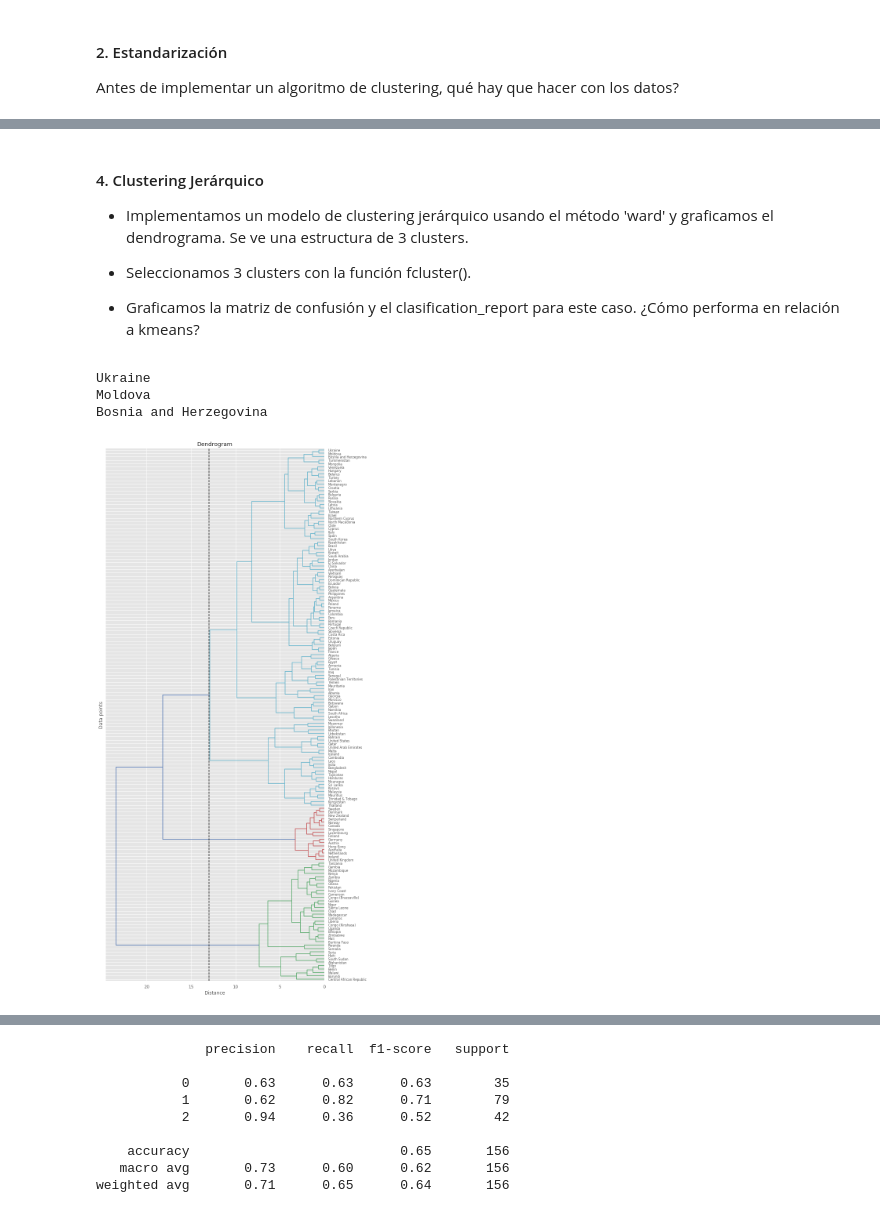
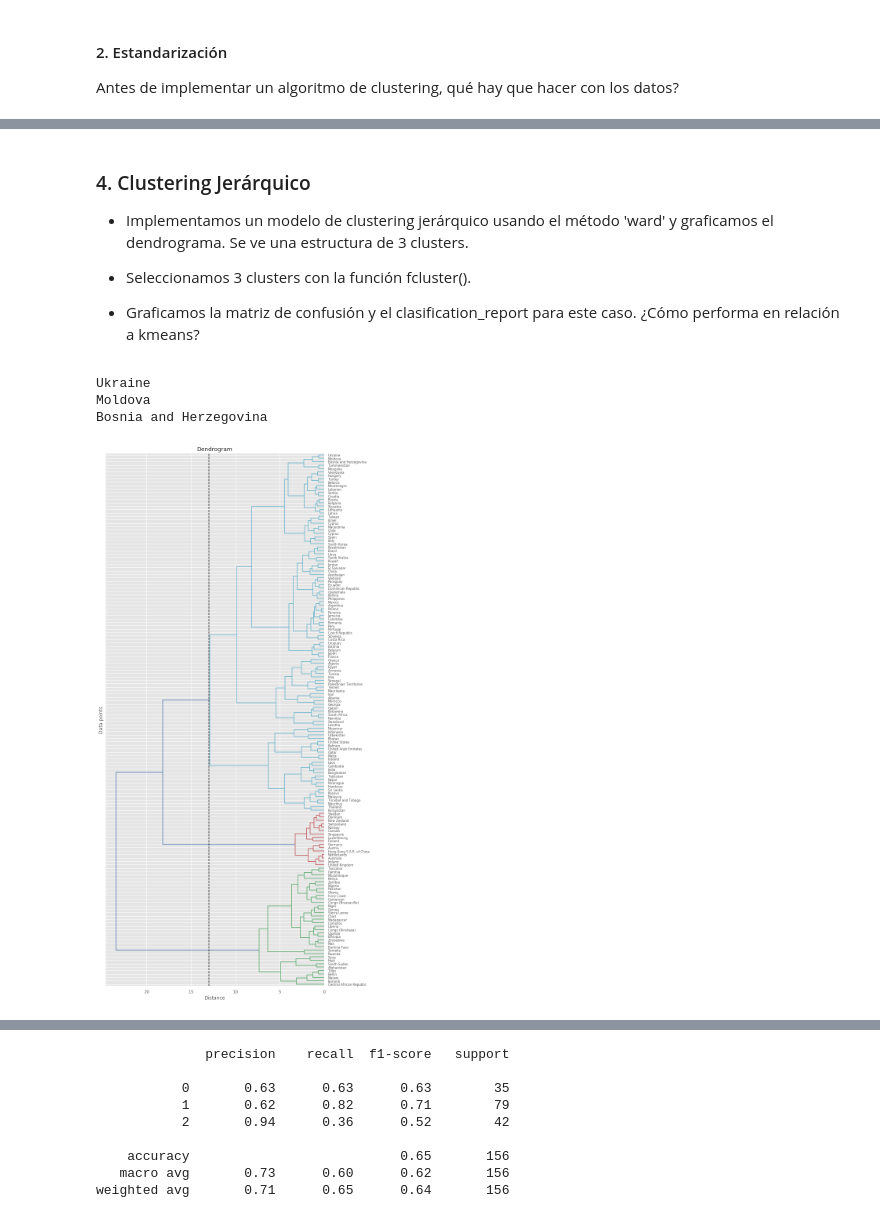
Before and after one commit to ronnygomez/desafio2, a Jupyter notebook: Modelos.ipynb, the cells around one changed output, grey strips where cells are left out. Cells and saved outputs as stored; diff of their text form; code cells hidden in the pictures.

```diff
--- a/Modelos.ipynb
+++ b/Modelos.ipynb
@@ -85,6 +84,6 @@ Index(['Overall rank', 'Country or region', 'Score', 'GDP per capita',
       dtype='object')
 # %%
-X= data.drop(["Overall rank", "Country or region", "Score", "Happy"], axis=1)
+X= data.drop(["Unnamed: 0", "Country", "OverallRank", "Score", "Happy", "Region"], axis=1)
 y= data["Happy"]
 
 print(X.shape)
@@ -162,10 +180,16 @@ for k in range(2,9):
     #predY = np.choose(labels, pd.Series(range(0,k+1)).astype(np.int64))
     silhouette = silhouette_score(X_sc, labels, metric='euclidean')
     calinsky = calinski_harabasz_score(X_sc, labels)
-    evaluation.append([k, silhouette, calinsky])  # ARMAMOS UN ARRAY
+    inertia = kmeans.inertia_
+    evaluation.append([k, silhouette, calinsky, inertia])  # ARMAMOS UN ARRAY
     #print("K= ", evaluation)
 
 evaluation=np.array(evaluation);
+
+f1,ax1=plt.subplots(1,1,figsize=(7.5,6))
+ax1.plot(evaluation[:,0],evaluation[:,3])
+ax1.set_ylabel('Inertia (suma de las distancias cuadráticas)')
+ax1.set_xlabel('Número de clusters');
 
 f,ax=plt.subplots(1,2,figsize=(15,6))
 ax[0].plot(evaluation[:,0],evaluation[:,1])
@@ -199,8 +339,8 @@ Dado que conocemos las etiquetas, podemos testear el clustering viendo las métr
 # ES LA ÚNICA MANERA QUE ENCONTRAMOS PARA LOGRAR QUE LAS ETIQUETAS QUE KMEANS LE ASIGNA A LOS CLUSTER,
 # COINCIDAN CON LAS QUE YO TENGO ASIGNADAS EN "y" (0/1/2)
 # (otra manera es renombras las etiquetas una vez asignadas, como vamos a hacer en el resto de nuestros modelos)
-inicio =np.array([[-1.2737923 , -1.15083343, -1.25977929, -0.51571571,  0.2553247 , -0.10543818],
-       [ 0.33840122,  0.34041826,  0.38387917, -0.07257391, -0.54376011, -0.43828352],
-       [ 1.0440483 ,  0.84045675,  0.88671774,  1.04395863,  1.20151704, 1.46865179]])
+inicio =np.array([[-1.26422926, -1.1321435 , -1.24034126, -0.47156319,  0.26057036, -0.11435828],
+               [ 0.35269748,  0.34811966,  0.39301953, -0.09193823, -0.55644773, -0.43733865],
+               [ 1.0440483 ,  0.84045675,  0.88671774,  1.04395863,  1.20151704, 1.46865179]])
 inicio
 # %% [output]
@@ -211,7 +351,10 @@ array([[-1.2737923 , -1.15083343, -1.25977929, -0.51571571,  0.2553247 ,
        [ 1.0440483 ,  0.84045675,  0.88671774,  1.04395863,  1.20151704,
          1.46865179]])
 # %%
+# DEFINIMOS LOS CLUSTERS QUE QUEREMOS
+k=3
 # KMeans:  INSTANCIAMOS y FITEAMOS
-kmeans = KMeans(n_clusters=3, init=inicio)  # random_state=0
+kmeans = KMeans(n_clusters=k, init=inicio)  # random_state=0
 kmeans.fit(X_sc)
 labels_km = kmeans.labels_
+centroids_km = kmeans.cluster_centers_ # Coordenadas de los centroides
@@ -264,5 +446,5 @@ Text(0.5,1,'Kmeans')
 # %% [markdown]
-#### 4. Clustering Jerárquico
+### 4. Clustering Jerárquico
 
 * Implementamos un modelo de clustering jerárquico usando el método 'ward' y graficamos el dendrograma.
 Se ve una estructura de 3 clusters.
@@ -284,52 +466,53 @@ rcParams['figure.figsize'] = 10, 25
 # Hacemos el "Hierarchical Clustering" con el método 'Ward'
 
 # PRIMERO USAMOS linkage  -
-# CONSULTAR SI HAY QUE UTILIZAR LOS DATOS ESTANDARIZADOS ????? - PORQUE CAMBIAS MUCHO EL AGRUPAMIENTO
+# CONSULTAR SI HAY QUE UTILIZAR LOS DATOS ESTANDARIZADOS ?????
+# - PORQUE EN ESTE CASO CAMBIA PARA PEOR !!!
 # Si utilizo los datos Estandarizado se observan agurpaciones más separadas
 z = linkage(X_sc, method='ward')
 # Si utilizo los datos en "crudo" se agrupan más claramente en 3 Clusters
 #z = linkage(X, method='ward')
 
-# si no utlizamos "labels=names" en el Dendograma etiqueta con los índices de Dataframe
+# si no utlizamos "labels=names" en el Dendograma, etiqueta con los índices de Dataframe
 # esta línea la utilizamos para verificar que estamos asignando bien las etiquetas "Country or region"
-print(data["Country or region"][132]) # "Ukraine"
-print(data["Country or region"][70]) # "Moldova"
-print(data["Country or region"][77]) # "Bosnia and Herzegovina"
+print(data["Country"][145]) # "Ukraine"
+print(data["Country"][92]) # "Moldova"
+print(data["Country"][15]) # "Bosnia and Herzegovina"
 
 # color_palette=['r','g','y','m','c'];
 # hierarchy.set_link_color_palette(color_palette)
 
 limite = 13      # aquí definimos el threshold a partir del cual cambiar los colores por cluster
 
 # Display dendrogram
-names = data["Country or region"].values
+names = data["Country"].values
 info = dendrogram(z, labels=names, leaf_font_size=8, color_threshold=limite, orientation='left')
 
 # Display dendrogram limite
 plt.vlines(limite,0,X_sc.shape[0]*100,linestyle='--')
 
 plt.title('Dendrogram')
 plt.xlabel('Distance')
 plt.ylabel('Data points')
 
 # Reseteamos los parámetros de ploteo
 rcParams.update(plt.rcParamsDefault)
 
 
 #-------------------------------- UTILIZANDO X_sc (datos Estandarizados) -----------------------------------
 # Para que nos queden 3 CLUSTERS, hay que subir el limite=13
 # Los grupos quedan armados muy diferente vs. utilizando los datos Crudos.
 # Hay que comparar con el resto de los modelo
 
 #-------------------------------- UTILIZANDO X (datos Sin Estandarizar) -----------------------------------
 # SE OBSERVA QUE PARA ARMAR LOS TRES CLUSTERS PRINCIPALES, HAY QUE DAR UN SALTO BASTANTE GRANDE (COMPARATIVAMENTE),
 # ESO HABLA DE QUE EFECTIVAMENTE HAY 3 CLUSTERS BIEN DEFINIDOS YA QUE LOS SEPARA UNA DISTANCIA "GRANDE"
 # SETEANDO UN limite=3 (observar escala del gráfico) SE COLOREAN CLARAMENTE LOS 3 CLUSTERS.
 # %% [output]
 Ukraine
 Moldova
 Bosnia and Herzegovina
-[figure, old version]
+[figure, new version]
 # %%
 # USANDO LA FUNCIÓN fcluster NOS PODEMOS QUEDAR CON ESOS CLUSTERS
 # LE PASAMOS "Z" EL OUPUT DE linkage
```
Also changed, not shown: parts of 24 cells of this notebook, 1 other file.
